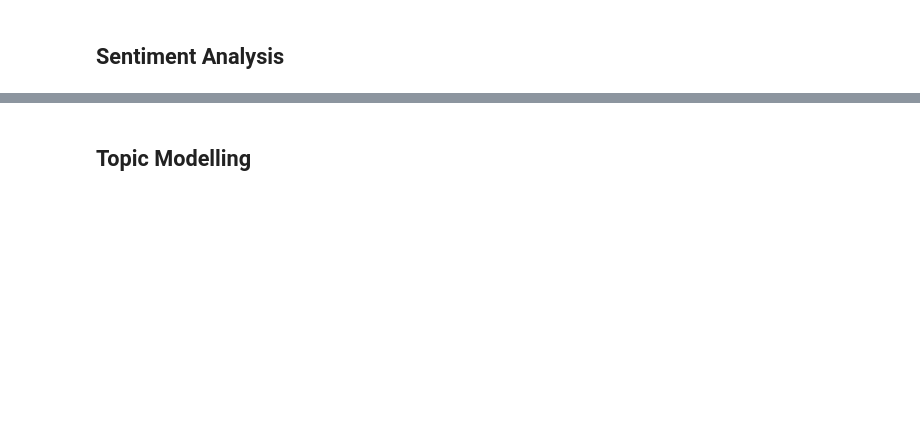
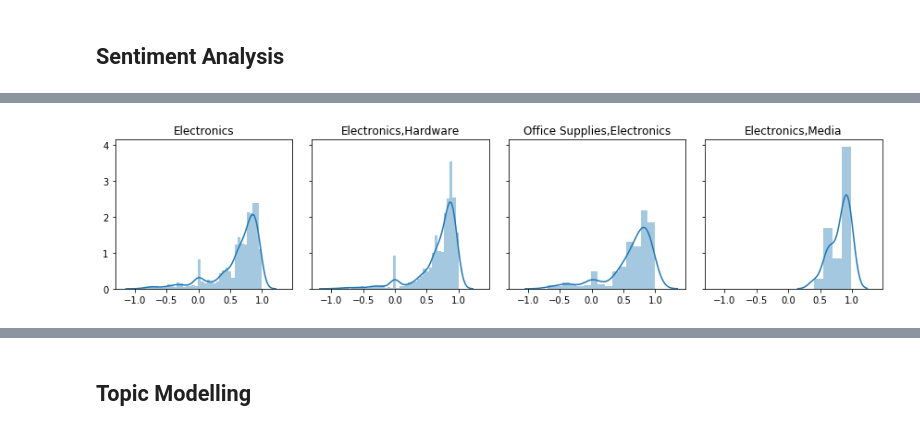
Before and after one commit to xuelin-amy/playground, a Jupyter notebook: consumer-reviews-of-amazon-products/Amazon Product Review Analysis.ipynb, the cells around one changed output, grey strips where cells are left out. Saved outputs shown, nothing was run; the diff lists cells and outputs as text; code cells hidden in the pictures; blank space fills up the shorter version.

```diff
--- a/consumer-reviews-of-amazon-products/Amazon Product Review Analysis.ipynb
+++ b/consumer-reviews-of-amazon-products/Amazon Product Review Analysis.ipynb
@@ -108,6 +167,6 @@ analyzer.polarity_scores(text)
 # %%
-pos_reviews = data.loc[data['reviews.rating'] == 5, :].sample(3)
-neg_reviews = data.loc[data['reviews.rating'] == 1, :].sample(3)
+pos_reviews = data.loc[data['reviews.rating'] == 5, :].sample(2)
+neg_reviews = data.loc[data['reviews.rating'] == 1, :].sample(2)
 random_reviews = pd.concat([pos_reviews, neg_reviews])
 scores = random_reviews['reviews.text'].map(lambda i: analyzer.polarity_scores(i)['compound'])
 random_reviews['score'] = scores
@@ -126,10 +204,12 @@ data['score'] = scores
 # %%
 # sentiment score distribution
 
 fig, axs = plt.subplots(ncols=4, sharey=True, sharex=True)
 fig.set_size_inches(12, 3)
 for idx, cate in enumerate(data.primaryCategories.unique()):
-    axs[idx].hist(data.loc[data.primaryCategories == cate, 'score'].values)
+    sns.distplot(data.loc[data.primaryCategories == cate, 'score'].values, ax = axs[idx])
     axs[idx].set_title(cate)
 fig.tight_layout()
 plt.show()
+# %% [output]
+[figure, added]
```
Also changed, not shown: parts of 23 cells of this notebook, 1 other file.
